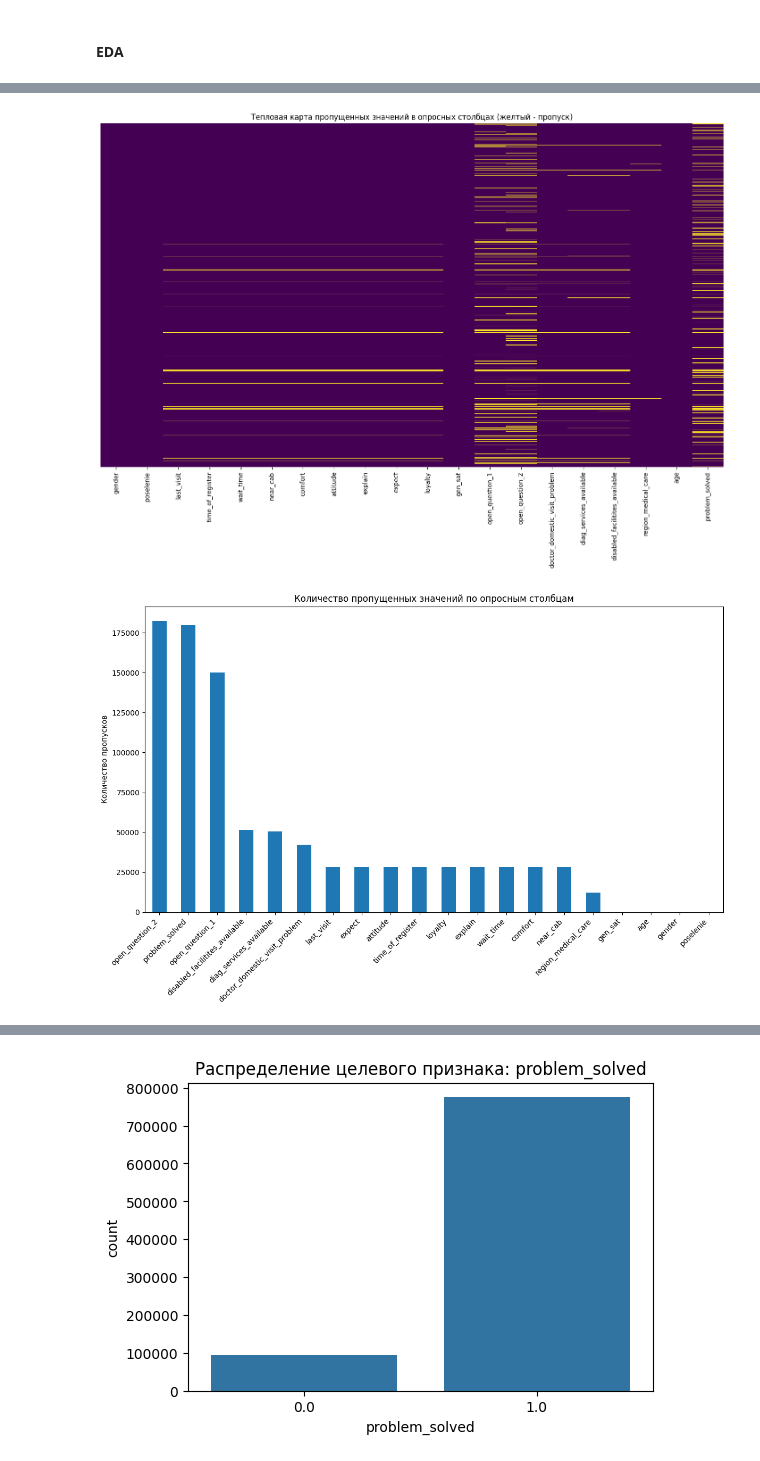
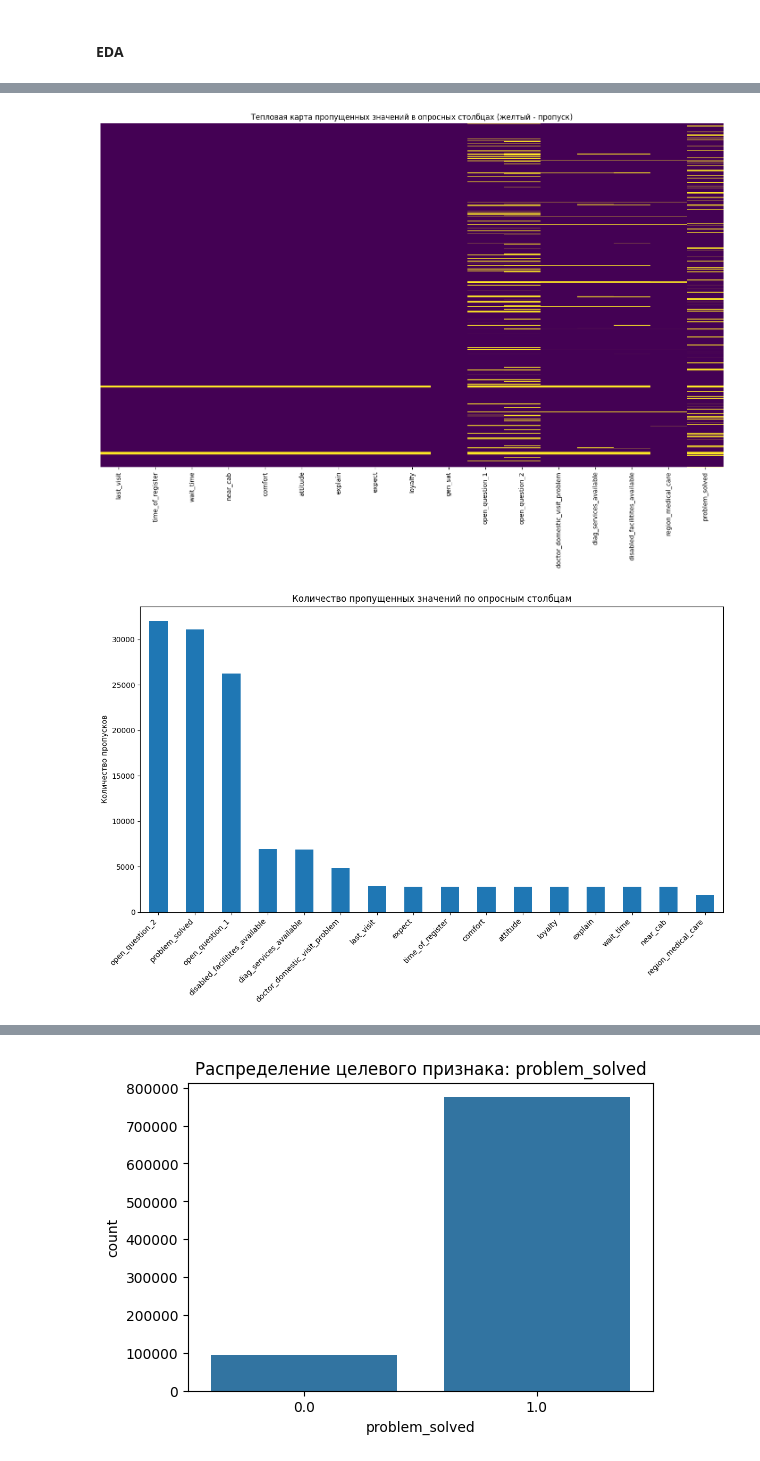
Before and after one commit to nikitazhuikov/Kaggle, a Jupyter notebook: Anketa.ipynb, the cells around one changed output, grey strips where cells are left out. Drawn from its saved outputs; the diff is of its cells as text; code cells hidden in the pictures.

```diff
--- a/Anketa.ipynb
+++ b/Anketa.ipynb
@@ -93,6 +93,6 @@ def train_and_log_model(model, model_name, X_train, y_train, X_test, y_test, par
 
         return best_model
 # %%
-df = pd.read_csv('Anketa_full.csv', on_bad_lines='warn', sep=';')
+df = pd.read_csv('Anketa_short.csv', on_bad_lines='warn', sep=',')
 df.shape
 # %% [output]
@@ -248,30 +248,27 @@ print(result.to_string(index=False))
 # %%
 # Посмотрим на пропуски более детально: м.б. строки пустые целиком (т.е. мусор),
 # либо респонденты не ответили на вопросы после того, как посатвили низкую оценку по одному из вопросов (1-2)
 df_analysis = df.copy()
 # Столбцы, которые НЕ являются оценочными/опросными
-id_cols = ['Регион', 'Календарный_год', 'Период', 'date_of_survey', 'respondent_number', 'Населенный_пункт', 'org_type']
+id_cols = ['Регион', 'Календарный_год', 'Период', 'date_of_survey', 'respondent_number', 'Населенный_пункт', 'org_type', 'poselenie', 'age', 'gender']
 # Опросные/оценочные столбцы (все, кроме id_cols)
 survey_cols = [col for col in df_analysis.columns if col not in id_cols]
-# --- 2. Визуализация общего распределения пропусков ---
+# хитмап
 plt.figure(figsize=(18, 10))
 sns.heatmap(df_analysis[survey_cols].isnull(), cbar=False, cmap='viridis', yticklabels=False)
 plt.title('Тепловая карта пропущенных значений в опросных столбцах (желтый - пропуск)')
 plt.show()
 
 missing_counts = df_analysis[survey_cols].isnull().sum().sort_values(ascending=False)
 missing_counts = missing_counts[missing_counts > 0] # Только столбцы с пропусками
 
-if not missing_counts.empty:
-    plt.figure(figsize=(12, 8))
-    missing_counts.plot(kind='bar')
-    plt.title('Количество пропущенных значений по опросным столбцам')
-    plt.ylabel('Количество пропусков')
-    plt.xticks(rotation=45, ha="right")
-    plt.tight_layout()
-    plt.show()
-else:
-    print("Пропусков в опросных столбцах не найдено.")
+plt.figure(figsize=(12, 8))
+missing_counts.plot(kind='bar')
+plt.title('Количество пропущенных значений по опросным столбцам')
+plt.ylabel('Количество пропусков')
+plt.xticks(rotation=45, ha="right")
+plt.tight_layout()
+plt.show()
 # %% [output]
-[figure, old version]
+[figure, new version]
-[figure, old version]
+[figure, new version]
```
Also changed, not shown: parts of 11 cells of this notebook.
